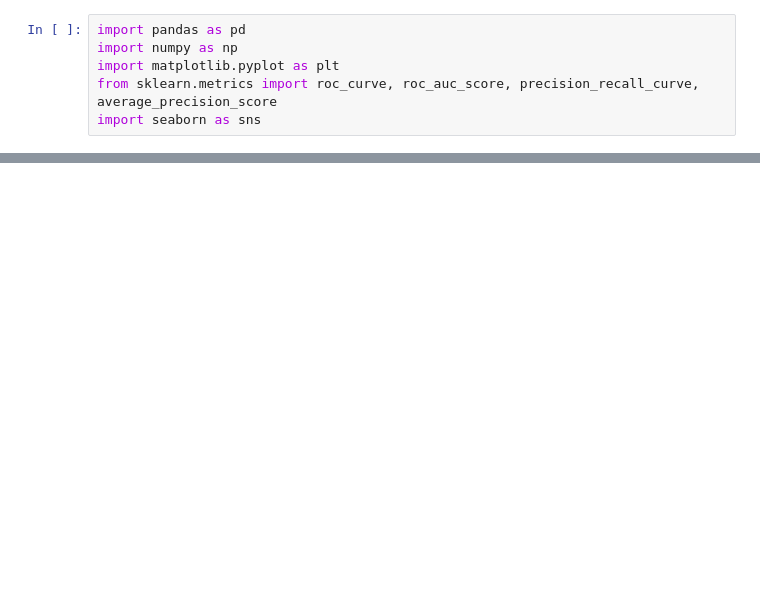
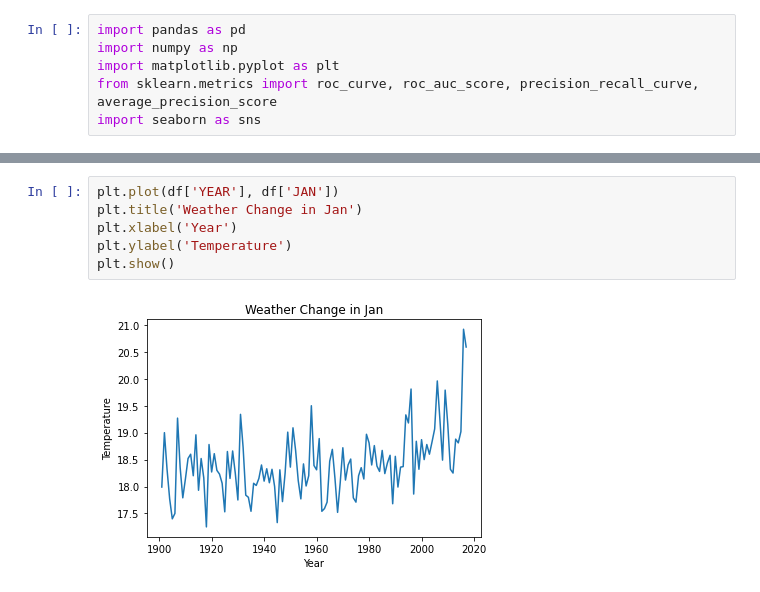
Before and after one commit to jiin-son/credit_card_fraud_detection, a Jupyter notebook: Explanatory_Data_Analysis.ipynb, the cells around one changed output, grey strips where cells are left out. Cells and saved outputs as stored; diff of their text form; blank space fills up the shorter version.

```diff
--- a/Explanatory_Data_Analysis.ipynb
+++ b/Explanatory_Data_Analysis.ipynb
@@ -98,0 +43,8 @@ KDE plots for correlated variable shows the distinct shape for each fraud and no
+# %%
+plt.plot(df['YEAR'], df['JAN'])
+plt.title('Weather Change in Jan')
+plt.xlabel('Year')
+plt.ylabel('Temperature')
+plt.show()
+# %% [output]
+[figure, added]
```
Also changed, not shown: parts of 19 cells of this notebook.
